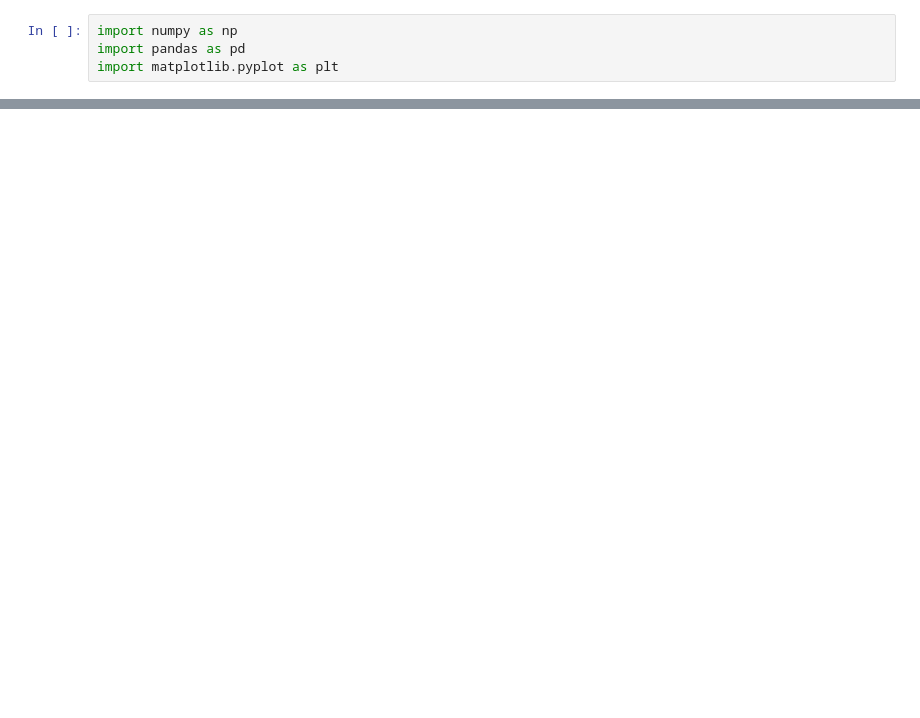
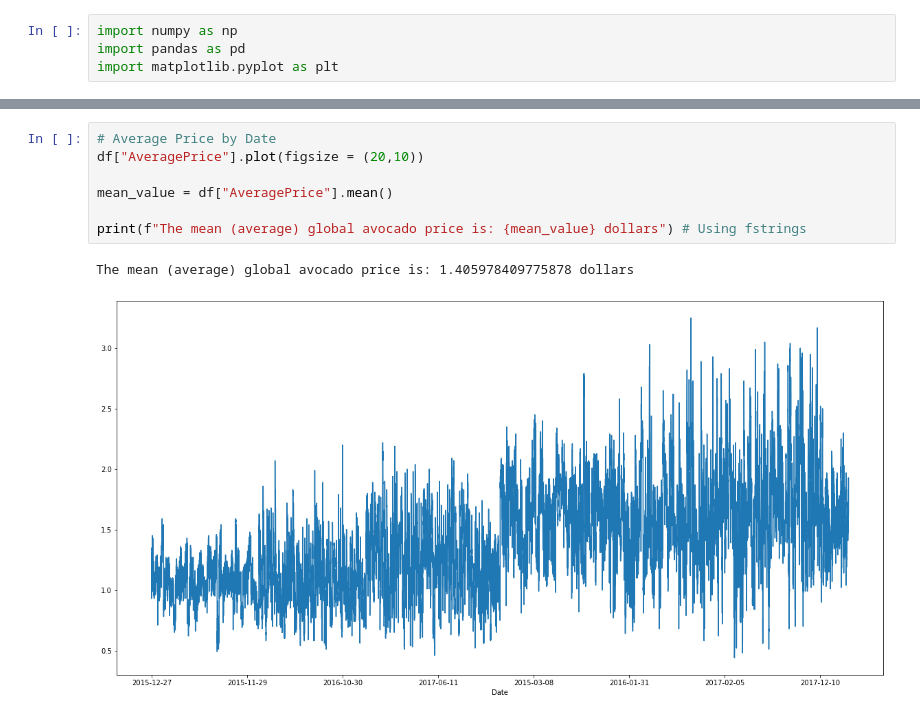
Before and after one commit to JoshuaPark823/avocado-analyzer, a Jupyter notebook: avocado.ipynb, the cells around one changed output, grey strips where cells are left out. Cells and saved outputs as stored; diff of their text form; blank space fills up the shorter version.

```diff
--- a/avocado.ipynb
+++ b/avocado.ipynb
@@ -15,0 +26,10 @@ df.head()
+# %%
+# Average Price by Date
+df["AveragePrice"].plot(figsize = (20,10))
+
+mean_value = df["AveragePrice"].mean()
+
+print(f"The mean (average) global avocado price is: {mean_value} dollars") # Using fstrings
+# %% [output]
+The mean (average) global avocado price is: 1.405978409775878 dollars
+[figure, added]
```
Also changed, not shown: parts of 2 cells of this notebook.
